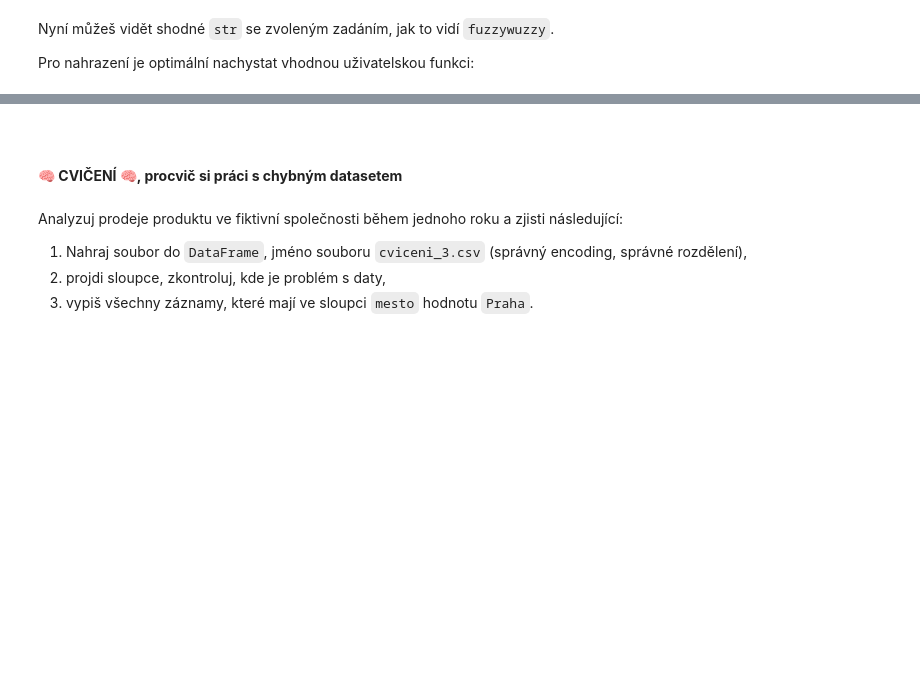
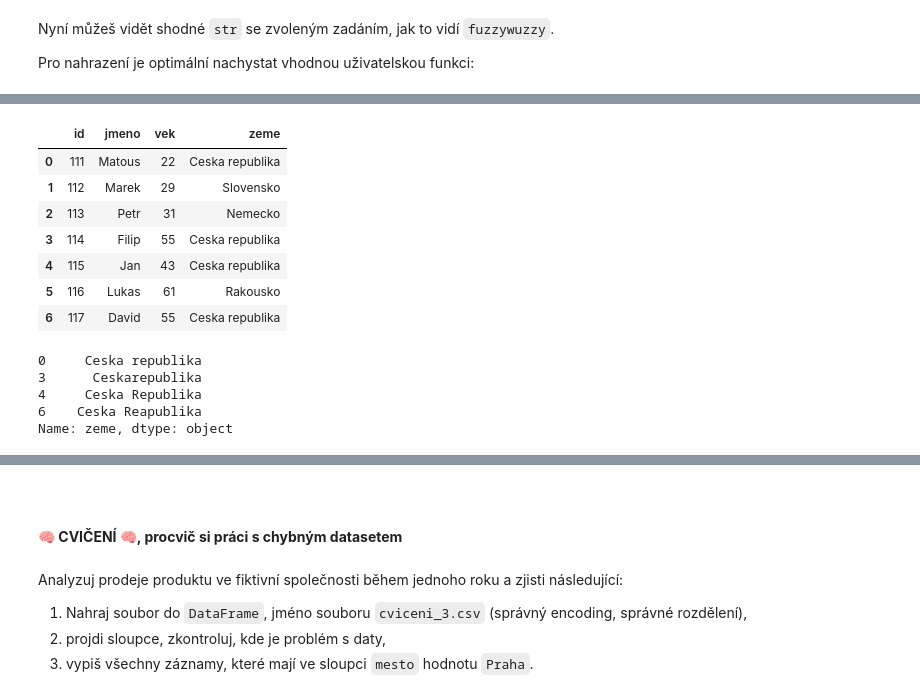
Before and after one commit to Bralor/data-csob-2023, a Jupyter notebook: shared/notebooks/lesson04.ipynb, the cells around one changed output, grey strips where cells are left out. Cells and saved outputs as stored; diff of their text form; code cells hidden in the pictures; blank space fills up the shorter version.

```diff
--- a/shared/notebooks/lesson04.ipynb
+++ b/shared/notebooks/lesson04.ipynb
@@ -1626,0 +1360,19 @@ Pro nahrazení je optimální nachystat vhodnou uživatelskou funkci:
+# %%
+df_zamestnanci
+# %% [output]
+|  | id | jmeno | vek | zeme |
+| 0 | 111 | Matous | 22 | Ceska republika |
+| 1 | 112 | Marek | 29 | Slovensko |
+| 2 | 113 | Petr | 31 | Nemecko |
+| 3 | 114 | Filip | 55 | Ceska republika |
+| 4 | 115 | Jan | 43 | Ceska republika |
+| 5 | 116 | Lukas | 61 | Rakousko |
+| 6 | 117 | David | 55 | Ceska republika |
+# %%
+df_zamestnanci.loc[shodujici_udaje,"zeme"]
+# %% [output]
+0     Ceska republika
+3      Ceskarepublika
+4     Ceska Republika
+6    Ceska Reapublika
+Name: zeme, dtype: object
```
Also changed, not shown: parts of 138 cells of this notebook.
